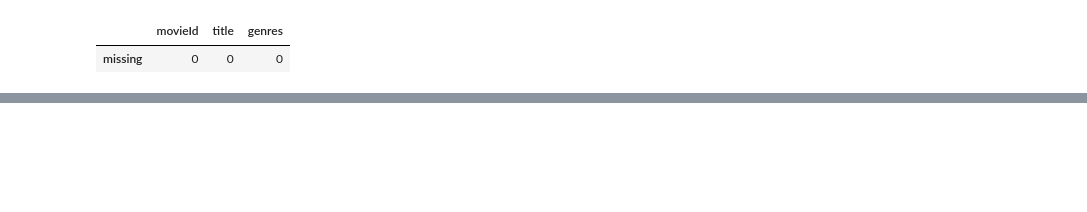
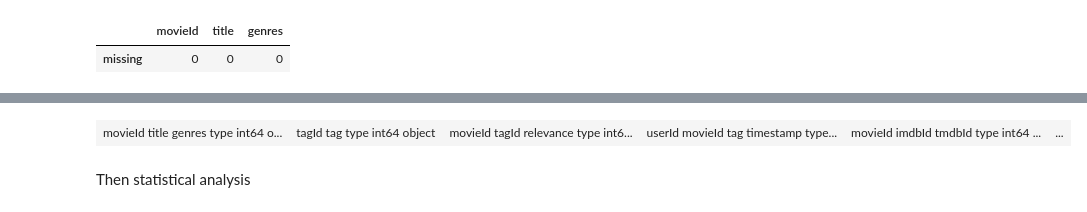
Before and after one commit to igorbenav/dexter, a Jupyter notebook: usecases/movielens/usecase_movielens.ipynb, the cells around one changed output, grey strips where cells are left out. Drawn from its saved outputs; the diff is of its cells as text; code cells hidden in the pictures; blank space fills up the shorter version.

```diff
--- a/usecases/movielens/usecase_movielens.ipynb
+++ b/usecases/movielens/usecase_movielens.ipynb
@@ -182,0 +363,7 @@ display(multiple_missing_values(dataframes)[0])
+# %%
+# displaying columns types
+multi_table(dfs_types)
+# %% [output]
+| movieId title genres type int64 o... | tagId tag type int64 object | movieId tagId relevance type int6... | userId movieId tag timestamp type... | movieId imdbId tmdbId type int64 ... | ... |
+# %% [markdown]
+Then statistical analysis
```
Also changed, not shown: parts of 16 cells of this notebook.
